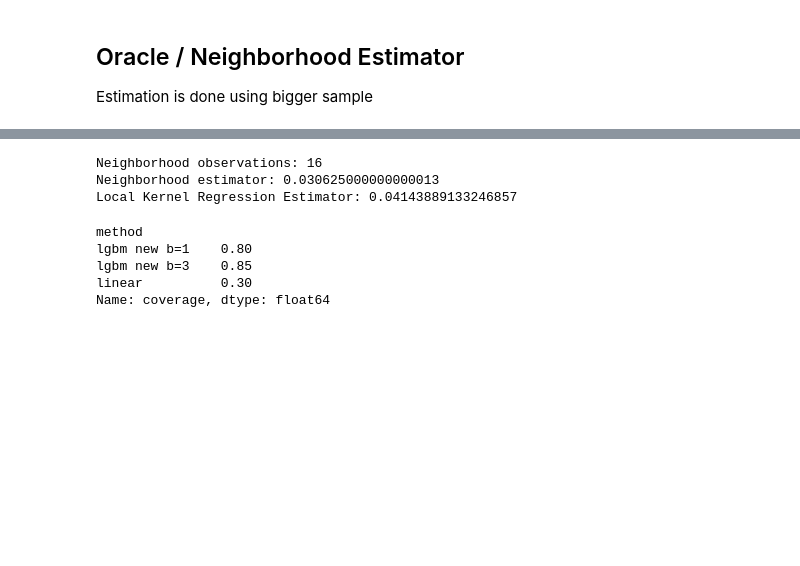
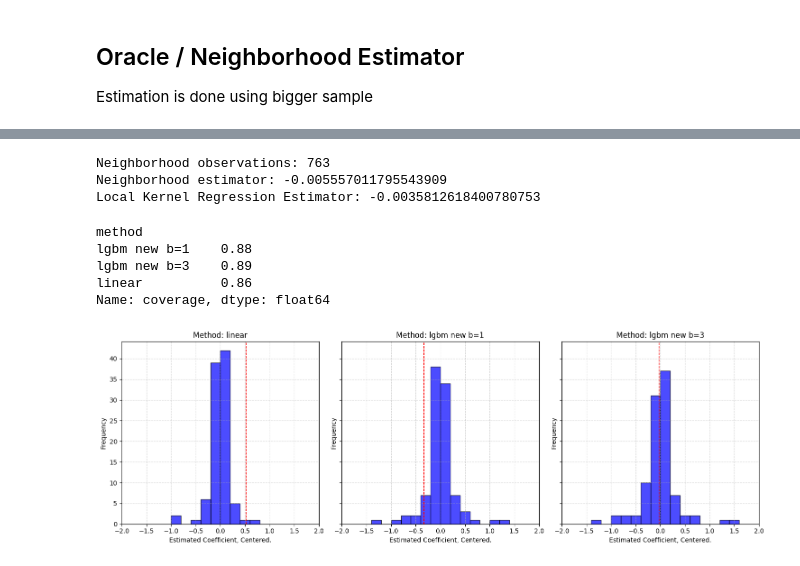
Before and after one commit to DoubleML/doubleml-rdflex, a Jupyter notebook: doubleml/rdd/notebooks/example_nb_area_yield_v01.ipynb, the cells around one changed output, grey strips where cells are left out. Saved outputs shown, nothing was run; the diff lists cells and outputs as text; code cells hidden in the pictures; blank space fills up the shorter version.

```diff
--- a/doubleml/rdd/notebooks/example_nb_area_yield_v01.ipynb
+++ b/doubleml/rdd/notebooks/example_nb_area_yield_v01.ipynb
@@ -124,11 +131,12 @@ plt.show()
 # %%
 treatment_dist = params['treatment_dist']
-X1_close = (data["X1"] > treatment_dist - 0.02) & (data["X1"] < treatment_dist + 0.02)
+X1_close = (score[kernel_subset] > treatment_dist - 0.02) & (score[kernel_subset] < treatment_dist + 0.02)
 print(f'Neighborhood observations: {X1_close.sum()}')
-print(f'Neighborhood estimator: {data["Y1"][X1_close].mean() - data["Y0"][X1_close].mean()}')
+neighbor_est = data["Y1"][kernel_subset][X1_close].mean() - data["Y0"][kernel_subset][X1_close].mean()
+print(f'Neighborhood estimator: {neighbor_est}')
 print(f"Local Kernel Regression Estimator: {effect_at_cutoff[0]}")
 # %% [output]
-Neighborhood observations: 16
-Neighborhood estimator: 0.030625000000000013
-Local Kernel Regression Estimator: 0.04143889133246857
+Neighborhood observations: 763
+Neighborhood estimator: -0.005557011795543909
+Local Kernel Regression Estimator: -0.0035812618400780753
 # %%
@@ -189,15 +191,63 @@ df = pd.DataFrame(res_list)
+# %%
+n_rep = 100
+
+res_list = []
+for r in tqdm(range(n_rep), desc="Repetitions", unit="rep"):
+    with warnings.catch_warnings():
+        warnings.simplefilter("ignore")
+        single_res = single_repetition(r, n_obs=5000, fuzzy=fuzzy)
+        res_list.extend(single_res)
+
+df = pd.DataFrame(res_list)
 # %%
 df["CI width"] = df["97.5 %"] - df["2.5 %"]
-df["stand. coef"] = (df["coef"] - df["orcl"]) / df["se"]
+# ci width for method=="linear"
+avg_lin_ci_width = df[df["method"] == "linear"]["CI width"].median()
+df["rel. CI width"] = df["CI width"] / avg_lin_ci_width
+
+df["centered. coef"] = (df["coef"] - df["orcl"])
 df["coverage"] = ((df["2.5 %"] < df["orcl"]) & (df["97.5 %"] > df["orcl"]))
+df.groupby("method")["coverage"].mean()
+# %% [output]
+method
+lgbm new b=1    0.88
+lgbm new b=3    0.89
+linear          0.86
+Name: coverage, dtype: float64
-# %%
-df.groupby("method")["coverage"].mean()
-# %% [output]
-method
-lgbm new b=1    0.80
-lgbm new b=3    0.85
-linear          0.30
-Name: coverage, dtype: float64
+# %%
+unique_methods = df['method'].unique()
+
+# Anzahl der Methoden (um die Subplots korrekt anzulegen)
+n_methods = len(unique_methods)
+
+# Setze die Größe der Gesamtfigur an. Anpassen, falls nötig.
+fig, axes = plt.subplots(1, n_methods, figsize=(15, 5), sharey=True)
+
+x_min = max(df['centered. coef'].min(), -2)
+x_max = min(df['centered. coef'].max(), 2)
+# Erstelle für jede Methode ein Subplot
+for i, method in enumerate(unique_methods):
+    ax = axes[i] if n_methods > 1 else axes
+    subset = df[df['method'] == method]
+
+    # Zeichne das Histogramm
+    ax.hist(subset['centered. coef'], bins=20, range=(x_min, x_max), alpha=0.7, color='blue', edgecolor='black')
+
+    # mean coef
+    mean_coef = subset['centered. coef'].mean()
+    ax.axvline(mean_coef, color='red', linestyle='dashed', linewidth=1)
+
+    # Achsentitel und Limiten
+    ax.set_title(f'Method: {method}')
+    ax.set_xlabel('Estimated Coefficient, Centered.')
+    ax.set_ylabel('Frequency')
+    ax.set_xlim(x_min, x_max)
+    ax.grid(True, linestyle='--', alpha=0.5)
+
+plt.tight_layout()
+plt.show()
+# %% [output]
+[figure, added]
 # %%
 unique_methods = df['method'].unique()
 
```
Also changed, not shown: parts of 15 cells of this notebook.
